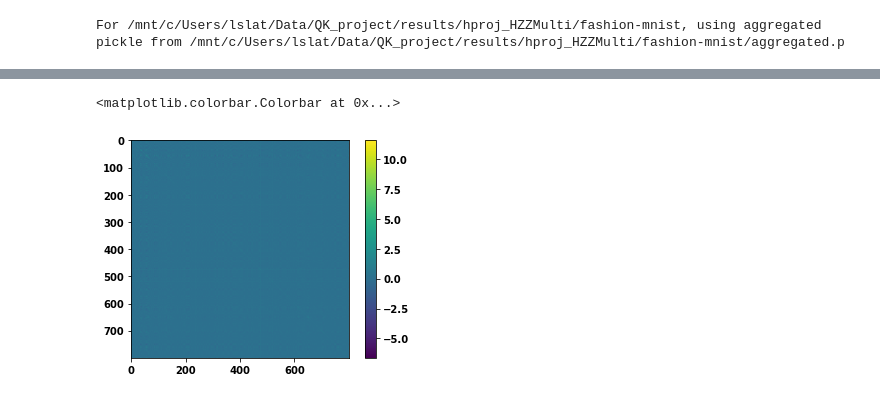
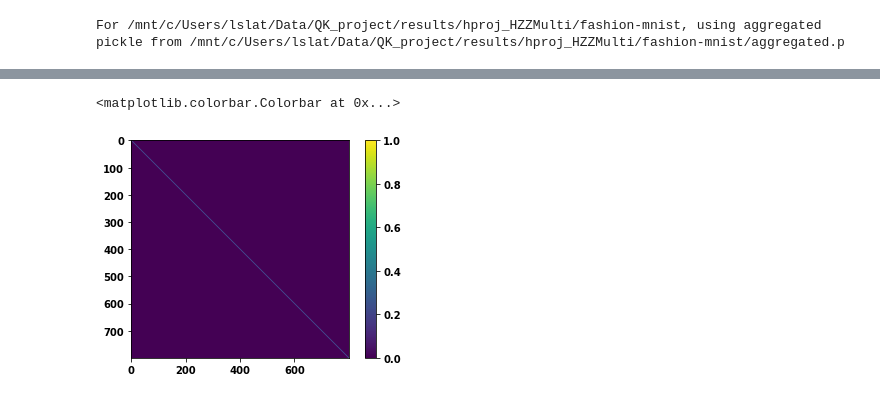
Before and after one commit to lslattery11/quantum_kernel, a Jupyter notebook: notebooks/data_visualization/hzz_multi_rdms.ipynb, the cells around one changed output, grey strips where cells are left out. Cells and saved outputs as stored; diff of their text form; code cells hidden in the pictures.

Commit message:
fixed bug to projected kernels

```diff
--- a/notebooks/data_visualization/hzz_multi_rdms.ipynb
+++ b/notebooks/data_visualization/hzz_multi_rdms.ipynb
@@ -165,19 +165,19 @@ fig.tight_layout()
 # %%
 df=dfs[dataset_name]
-lam1=0.01
+lam1=0.025
 lam2=0.0
 filter0={'evo_time':1.0,'n_trotter':10,'kernel_name':'HZZMulti','lam1':lam1,'lam2':lam2}
 lam2=0.01
 filter1={'evo_time':1.0,'n_trotter':10,'kernel_name':'HZZMulti','lam1':lam1,'lam2':lam2}
-lam1=0.1
+lam2=0.05
 filter2={'evo_time':1.0,'n_trotter':10,'kernel_name':'HZZMulti','lam1':lam1,'lam2':lam2}
 
 kernels0,dims=kernel_info(df,filter0)
 kernels1,dims=kernel_info(df,filter1)
 kernels2,dims=kernel_info(df,filter2)
 # %%
-plt.imshow(kernels2[4])
+plt.imshow(kernels0[3])
 plt.colorbar()
 # %% [output]
 <matplotlib.colorbar.Colorbar at 0x...>
-[figure, old version]
+[figure, new version]
```
Also changed, not shown: parts of 4 cells of this notebook, 3 other files.
